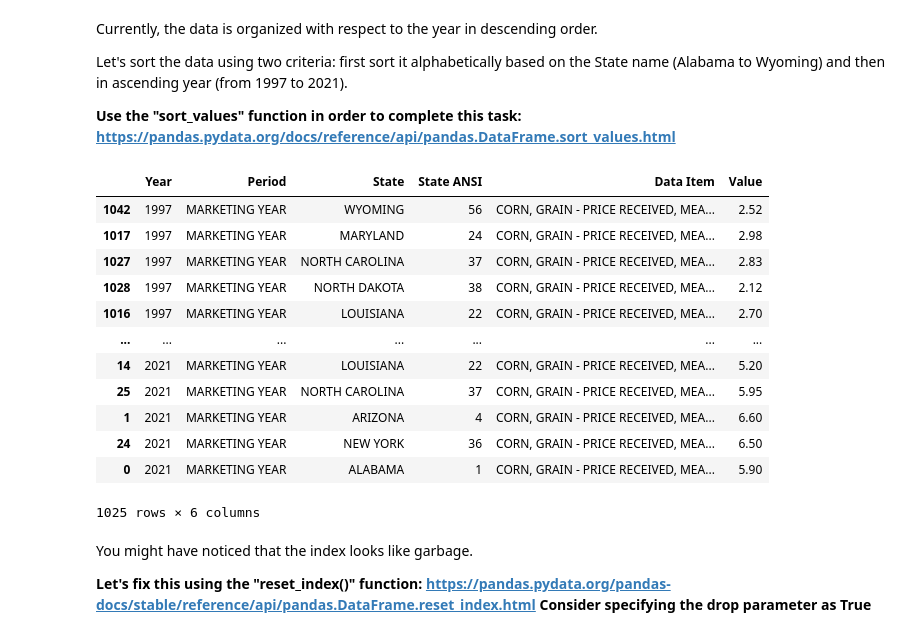
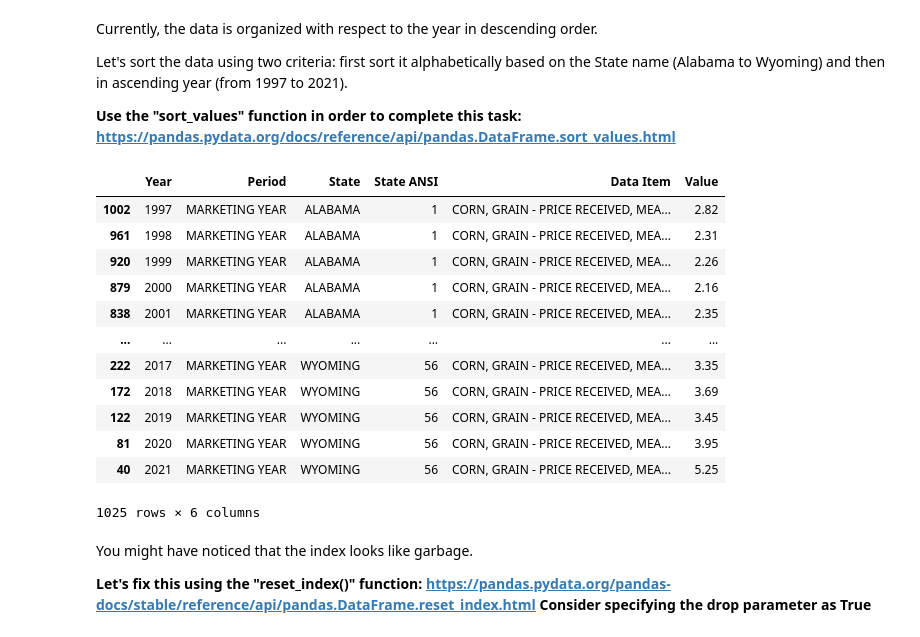
Before and after one commit to ShihYLin/Ag-Informatics, a Jupyter notebook: Lab2/lab2-ShihYunLin.ipynb, the cells around one changed output. Saved outputs shown, nothing was run; the diff lists cells and outputs as text; code cells hidden in the pictures.

```diff
--- a/Lab2/lab2-ShihYunLin.ipynb
+++ b/Lab2/lab2-ShihYunLin.ipynb
@@ -295,24 +295,23 @@ Let's sort the data using two criteria: first sort it alphabetically based on th
 # %%
 # Sort the data based on the State ANSI value (since the numbers increase alphabetically), and then the Year.
 # Show your result
 
 # Enter code here ...
-df = df.sort_values(by=['State'])
-df = df.sort_values(by=['Year'])
+df = df.sort_values(by=['State','Year'])
 df
 # %% [output]
 |  | Year | Period | State | State ANSI | Data Item | Value |
-| 1042 | 1997 | MARKETING YEAR | WYOMING | 56 | CORN, GRAIN - PRICE RECEIVED, MEA... | 2.52 |
-| 1017 | 1997 | MARKETING YEAR | MARYLAND | 24 | CORN, GRAIN - PRICE RECEIVED, MEA... | 2.98 |
-| 1027 | 1997 | MARKETING YEAR | NORTH CAROLINA | 37 | CORN, GRAIN - PRICE RECEIVED, MEA... | 2.83 |
-| 1028 | 1997 | MARKETING YEAR | NORTH DAKOTA | 38 | CORN, GRAIN - PRICE RECEIVED, MEA... | 2.12 |
-| 1016 | 1997 | MARKETING YEAR | LOUISIANA | 22 | CORN, GRAIN - PRICE RECEIVED, MEA... | 2.70 |
+| 1002 | 1997 | MARKETING YEAR | ALABAMA | 1 | CORN, GRAIN - PRICE RECEIVED, MEA... | 2.82 |
+| 961 | 1998 | MARKETING YEAR | ALABAMA | 1 | CORN, GRAIN - PRICE RECEIVED, MEA... | 2.31 |
+| 920 | 1999 | MARKETING YEAR | ALABAMA | 1 | CORN, GRAIN - PRICE RECEIVED, MEA... | 2.26 |
+| 879 | 2000 | MARKETING YEAR | ALABAMA | 1 | CORN, GRAIN - PRICE RECEIVED, MEA... | 2.16 |
+| 838 | 2001 | MARKETING YEAR | ALABAMA | 1 | CORN, GRAIN - PRICE RECEIVED, MEA... | 2.35 |
 | ... | ... | ... | ... | ... | ... | ... |
-| 14 | 2021 | MARKETING YEAR | LOUISIANA | 22 | CORN, GRAIN - PRICE RECEIVED, MEA... | 5.20 |
-| 25 | 2021 | MARKETING YEAR | NORTH CAROLINA | 37 | CORN, GRAIN - PRICE RECEIVED, MEA... | 5.95 |
-| 1 | 2021 | MARKETING YEAR | ARIZONA | 4 | CORN, GRAIN - PRICE RECEIVED, MEA... | 6.60 |
-| 24 | 2021 | MARKETING YEAR | NEW YORK | 36 | CORN, GRAIN - PRICE RECEIVED, MEA... | 6.50 |
-| 0 | 2021 | MARKETING YEAR | ALABAMA | 1 | CORN, GRAIN - PRICE RECEIVED, MEA... | 5.90 |
+| 222 | 2017 | MARKETING YEAR | WYOMING | 56 | CORN, GRAIN - PRICE RECEIVED, MEA... | 3.35 |
+| 172 | 2018 | MARKETING YEAR | WYOMING | 56 | CORN, GRAIN - PRICE RECEIVED, MEA... | 3.69 |
+| 122 | 2019 | MARKETING YEAR | WYOMING | 56 | CORN, GRAIN - PRICE RECEIVED, MEA... | 3.45 |
+| 81 | 2020 | MARKETING YEAR | WYOMING | 56 | CORN, GRAIN - PRICE RECEIVED, MEA... | 3.95 |
+| 40 | 2021 | MARKETING YEAR | WYOMING | 56 | CORN, GRAIN - PRICE RECEIVED, MEA... | 5.25 |
 1025 rows × 6 columns
 # %% [markdown]
 You might have noticed that the index looks like garbage.
```
Also changed, not shown: parts of 2 cells of this notebook.
